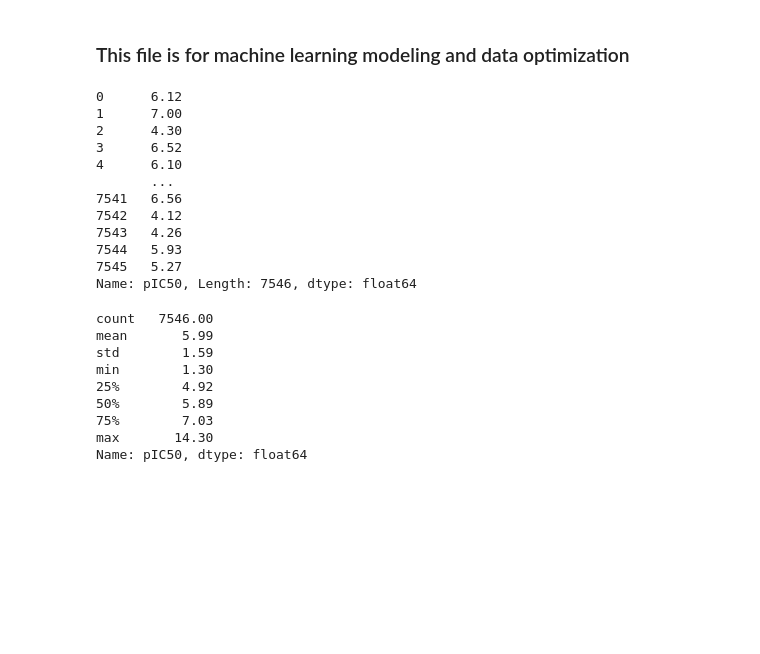
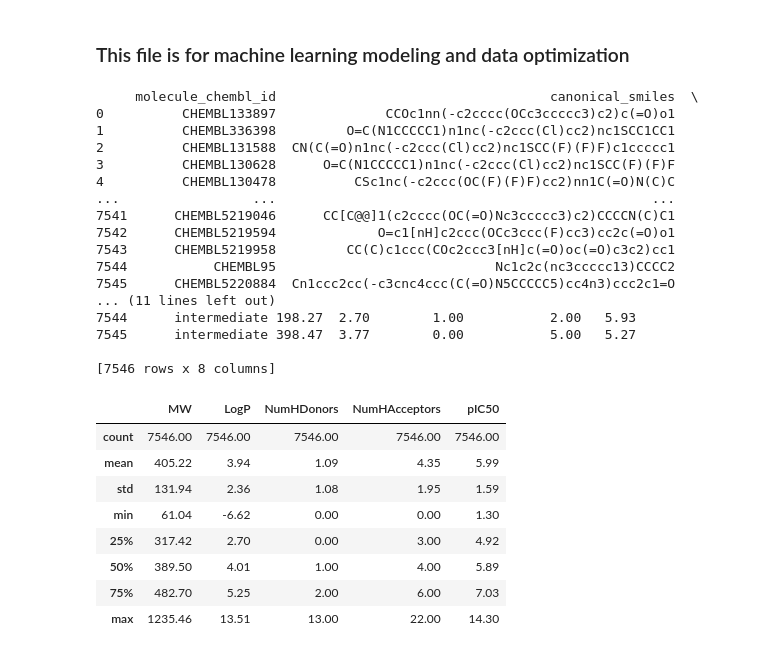
Before and after one commit to Curtis-Wu/Computational-Drug-Discovery-Webapp, a Jupyter notebook: models/acetylcholinesterase/test.ipynb, the cells around one changed output. Drawn from its saved outputs; the diff is of its cells as text; code cells hidden in the pictures; blank space fills up the shorter version.

```diff
--- a/models/acetylcholinesterase/test.ipynb
+++ b/models/acetylcholinesterase/test.ipynb
@@ -7,29 +7,33 @@ from lazypredict.Supervised import LazyRegressor
 from sklearn.feature_selection import VarianceThreshold
 from sklearn.model_selection import train_test_split
 # %%
-df = pd.read_csv('data/data_XandY.csv')
-df_y = df['pIC50']
-print(df_y)
-df_y.describe()
+df = pd.read_csv('data/final_data.csv')
+print(df)
+df.describe()
 # %% [output]
-0      6.12
-1      7.00
-2      4.30
-3      6.52
-4      6.10
-       ...
-7541   6.56
-7542   4.12
-7543   4.26
-7544   5.93
-7545   5.27
-Name: pIC50, Length: 7546, dtype: float64
+     molecule_chembl_id                                   canonical_smiles  \
+0          CHEMBL133897              CCOc1nn(-c2cccc(OCc3ccccc3)c2)c(=O)o1
+1          CHEMBL336398         O=C(N1CCCCC1)n1nc(-c2ccc(Cl)cc2)nc1SCC1CC1
+2          CHEMBL131588  CN(C(=O)n1nc(-c2ccc(Cl)cc2)nc1SCC(F)(F)F)c1ccccc1
+3          CHEMBL130628      O=C(N1CCCCC1)n1nc(-c2ccc(Cl)cc2)nc1SCC(F)(F)F
+4          CHEMBL130478          CSc1nc(-c2ccc(OC(F)(F)F)cc2)nn1C(=O)N(C)C
+...                 ...                                                ...
+7541      CHEMBL5219046      CC[C@@]1(c2cccc(OC(=O)Nc3ccccc3)c2)CCCCN(C)C1
+7542      CHEMBL5219594             O=c1[nH]c2ccc(OCc3ccc(F)cc3)cc2c(=O)o1
+7543      CHEMBL5219958         CC(C)c1ccc(COc2ccc3[nH]c(=O)oc(=O)c3c2)cc1
+7544           CHEMBL95                            Nc1c2c(nc3ccccc13)CCCC2
+7545      CHEMBL5220884  Cn1ccc2cc(-c3cnc4ccc(C(=O)N5CCCCC5)cc4n3)ccc2c1=O
+... (11 lines left out)
+7544      intermediate 198.27  2.70        1.00           2.00   5.93
+7545      intermediate 398.47  3.77        0.00           5.00   5.27
+
+[7546 rows x 8 columns]
-count   7546.00
-mean       5.99
-std        1.59
-min        1.30
-25%        4.92
-50%        5.89
-75%        7.03
-max       14.30
-Name: pIC50, dtype: float64
+|  | MW | LogP | NumHDonors | NumHAcceptors | pIC50 |
+| count | 7546.00 | 7546.00 | 7546.00 | 7546.00 | 7546.00 |
+| mean | 405.22 | 3.94 | 1.09 | 4.35 | 5.99 |
+| std | 131.94 | 2.36 | 1.08 | 1.95 | 1.59 |
+| min | 61.04 | -6.62 | 0.00 | 0.00 | 1.30 |
+| 25% | 317.42 | 2.70 | 0.00 | 3.00 | 4.92 |
+| 50% | 389.50 | 4.01 | 1.00 | 4.00 | 5.89 |
+| 75% | 482.70 | 5.25 | 2.00 | 6.00 | 7.03 |
+| max | 1235.46 | 13.51 | 13.00 | 22.00 | 14.30 |
```
Also changed, not shown: parts of 10 cells of this notebook, 4 other files.
